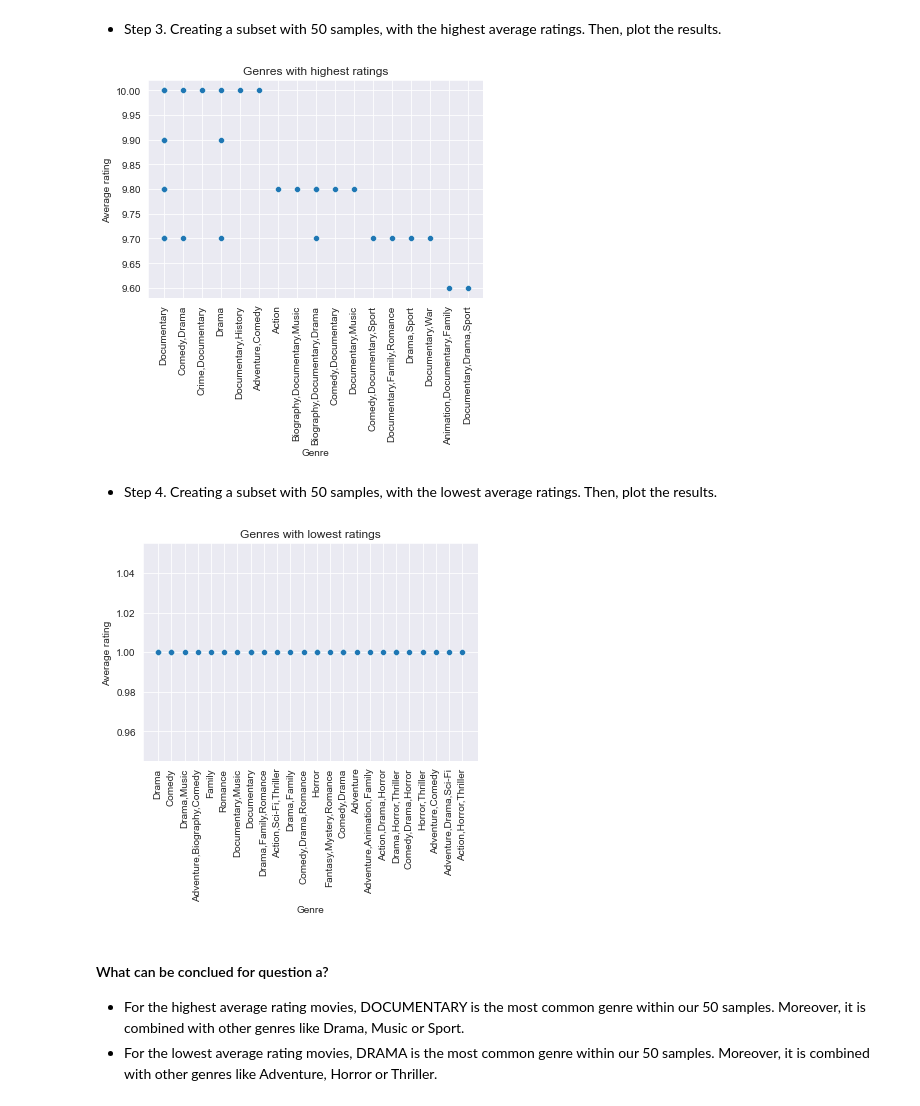
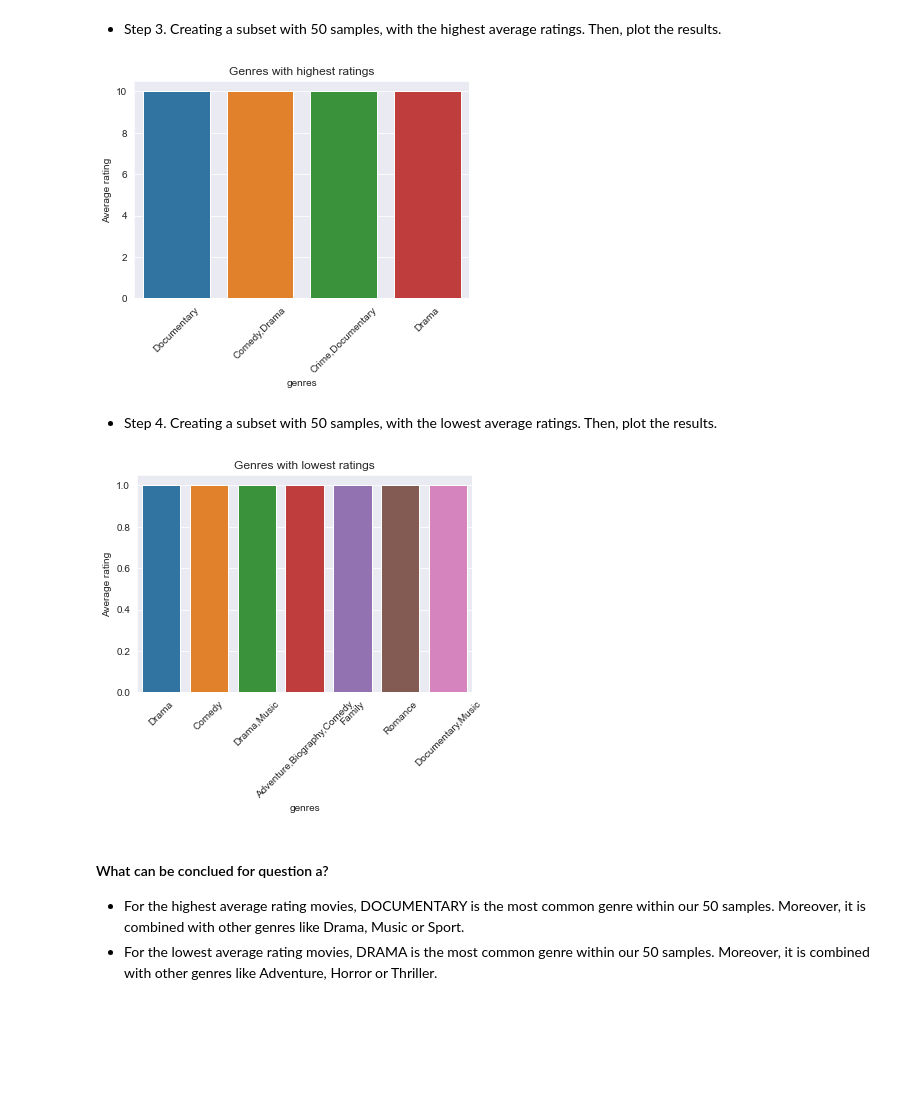
Before and after one commit to mahanabba/Pod_3_Capstone, a Jupyter notebook: student.ipynb, the cells around one changed output. Cells and saved outputs as stored; diff of their text form; code cells hidden in the pictures; blank space fills up the shorter version.

Commit message:
2022-10-27 student's notebook with 4 sections, Daniel Section complete, plots modified

```diff
--- a/student.ipynb
+++ b/student.ipynb
@@ -99,19 +99,21 @@ q['genres'].isna().sum()
 # %% [markdown]
 - Step 3. Creating a subset with 50 samples, with the highest average ratings. Then, plot the results.
 # %%
-qmaxr = q.nlargest(50, 'averagerating')
+qmaxr = q.nlargest(10, 'averagerating')
 # %%
 # Using seaborn library, we plot the 50 sample set from the dataset "q" with the highest average rating
 # X axis represents all genres distributed within the 50 sample set.
 # Y axis represents the average rating values.
 sns.set_style("darkgrid")
-sns.scatterplot(data=qmaxr, x="genres", y="averagerating", );
-plt.xticks(rotation=90);
-plt.xlabel("Genre");
+sns.barplot(data=qmaxr, x="genres", y="averagerating", );
+plt.xticks(rotation=45);
 plt.ylabel("Average rating");
 plt.title("Genres with highest ratings");
+plt.savefig("genres_high_ratings.png",
+            bbox_inches ="tight",
+            orientation ='landscape');
 # %% [output]
-[figure, old version]
+[figure, new version]
 # %% [markdown]
 - Step 4. Creating a subset with 50 samples, with the lowest average ratings. Then, plot the results.
 # %%
@@ -121,13 +123,15 @@ qminr = q.nsmallest(50, 'averagerating')
 # X axis represents all genres distributed within the 50 sample set.
 # Y axis represents the average rating values.
 sns.set_style("darkgrid")
-sns.scatterplot(data=qminr, x="genres", y="averagerating");
-plt.xticks(rotation=90);
-plt.xlabel("Genre");
+sns.barplot(data=qminr, x="genres", y="averagerating");
+plt.xticks(rotation=45);
 plt.ylabel("Average rating");
 plt.title("Genres with lowest ratings");
+plt.savefig("genres_low_ratings.png",
+            bbox_inches ="tight",
+            orientation ='landscape');
 # %% [output]
-[figure, old version]
+[figure, new version]
 # %% [markdown]
 #### What can be conclued for question a?
 - For the highest average rating movies, DOCUMENTARY is the most common genre within our 50 samples. Moreover, it is combined with other genres like Drama, Music or Sport.
```
Also changed, not shown: parts of 12 cells of this notebook.
